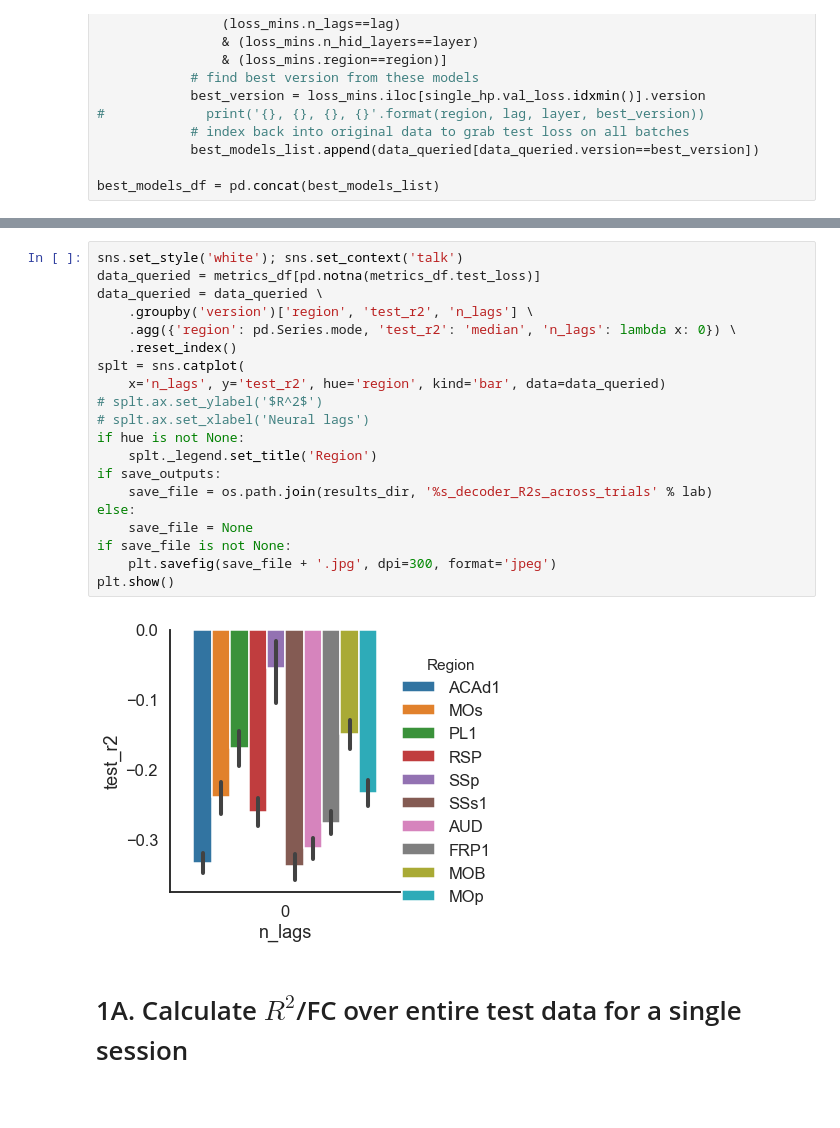
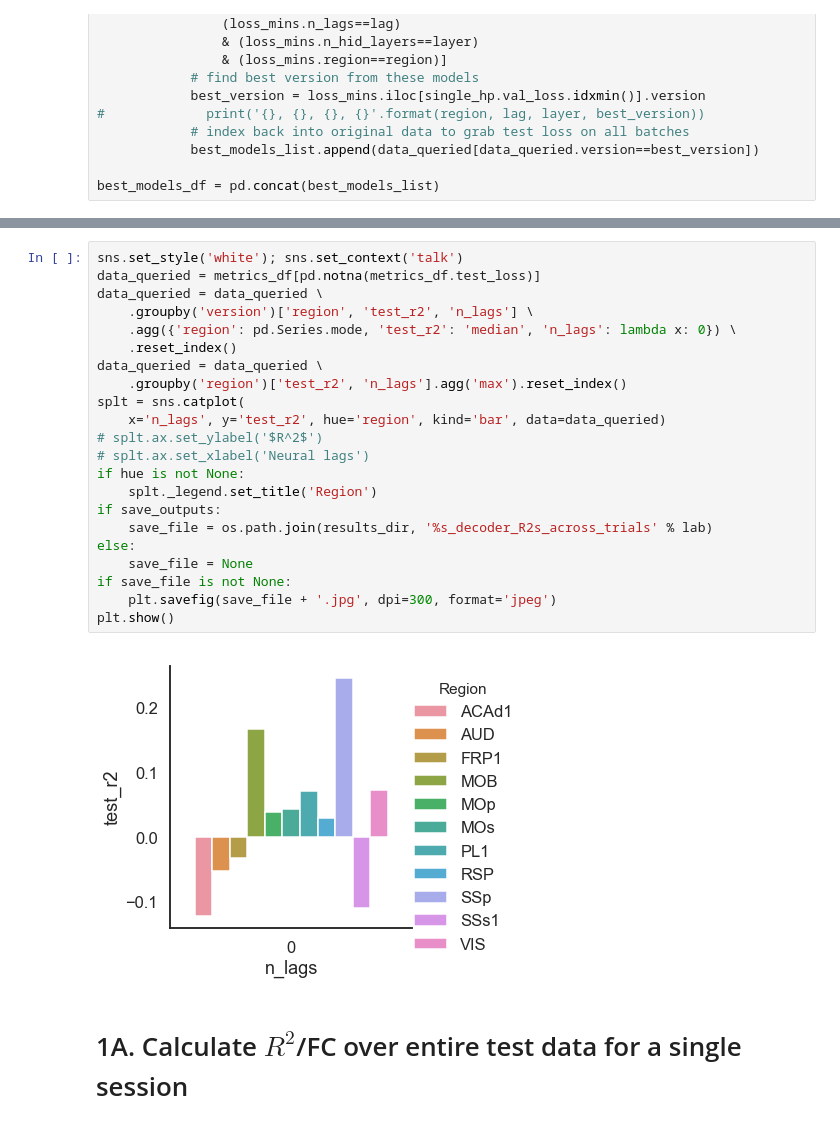
Before and after one commit to themattinthehatt/behavenet, a Jupyter notebook: behavenet/analyses/notebooks/decoder_multi-region.ipynb, the cells around one changed output, grey strips where cells are left out. Saved outputs shown, nothing was run; the diff lists cells and outputs as text.

```diff
--- a/behavenet/analyses/notebooks/decoder_multi-region.ipynb
+++ b/behavenet/analyses/notebooks/decoder_multi-region.ipynb
@@ -200,25 +188,27 @@ splt = sns.catplot(
 # %%
 sns.set_style('white'); sns.set_context('talk')
 data_queried = metrics_df[pd.notna(metrics_df.test_loss)]
 data_queried = data_queried \
     .groupby('version')['region', 'test_r2', 'n_lags'] \
     .agg({'region': pd.Series.mode, 'test_r2': 'median', 'n_lags': lambda x: 0}) \
     .reset_index()
+data_queried = data_queried \
+    .groupby('region')['test_r2', 'n_lags'].agg('max').reset_index()
 splt = sns.catplot(
     x='n_lags', y='test_r2', hue='region', kind='bar', data=data_queried)
 # splt.ax.set_ylabel('$R^2$')
 # splt.ax.set_xlabel('Neural lags')
 if hue is not None:
     splt._legend.set_title('Region')
 if save_outputs:
     save_file = os.path.join(results_dir, '%s_decoder_R2s_across_trials' % lab)
 else:
     save_file = None
 if save_file is not None:
     plt.savefig(save_file + '.jpg', dpi=300, format='jpeg')
 plt.show()
 # %% [output]
-[figure, old version]
+[figure, new version]
 # %% [markdown]
 # 1A. Calculate $R^2$/FC over entire test data for a single session
 # %% [markdown]
```
Also changed, not shown: parts of 7 cells of this notebook, 9 other files.
